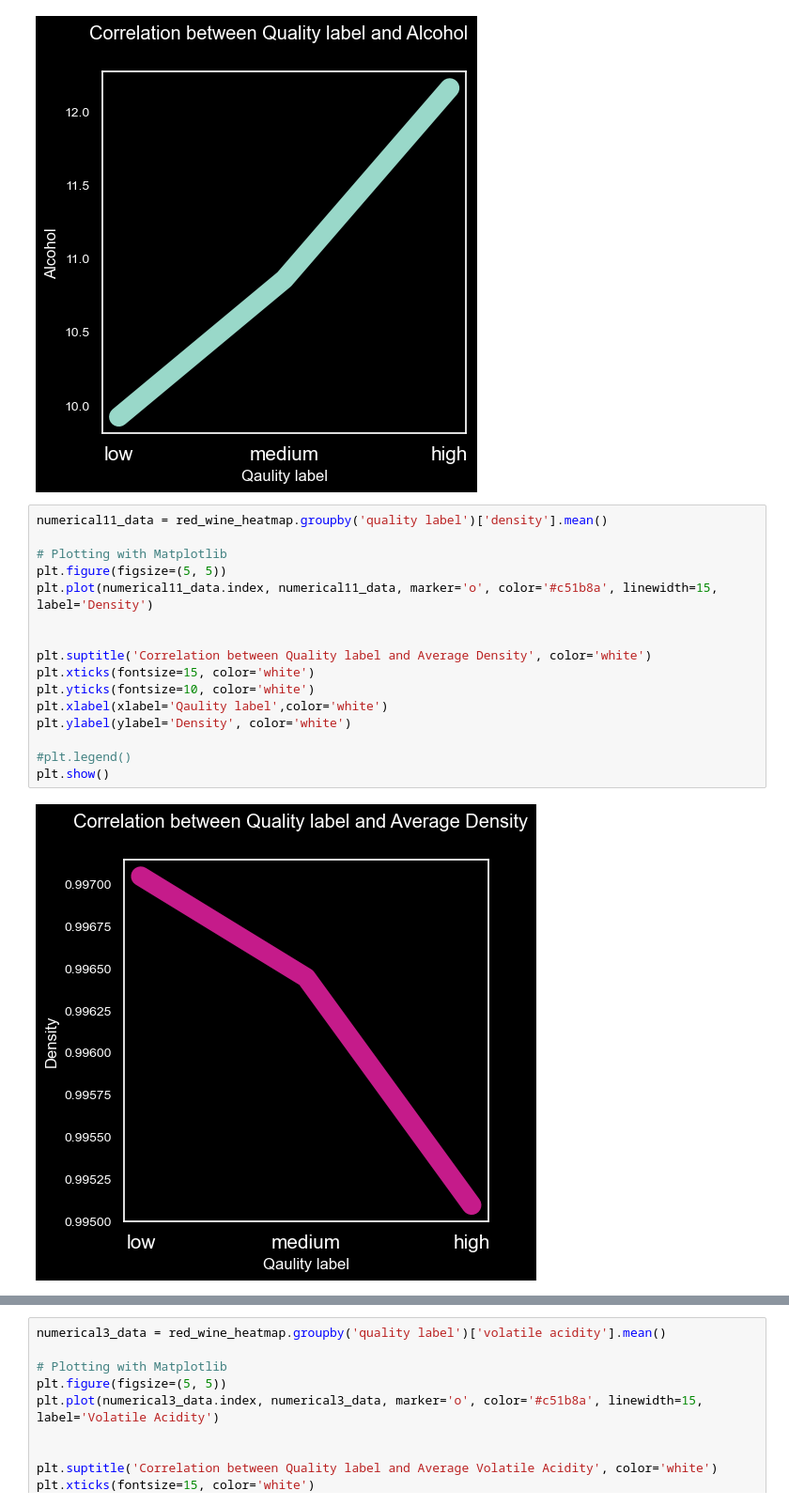
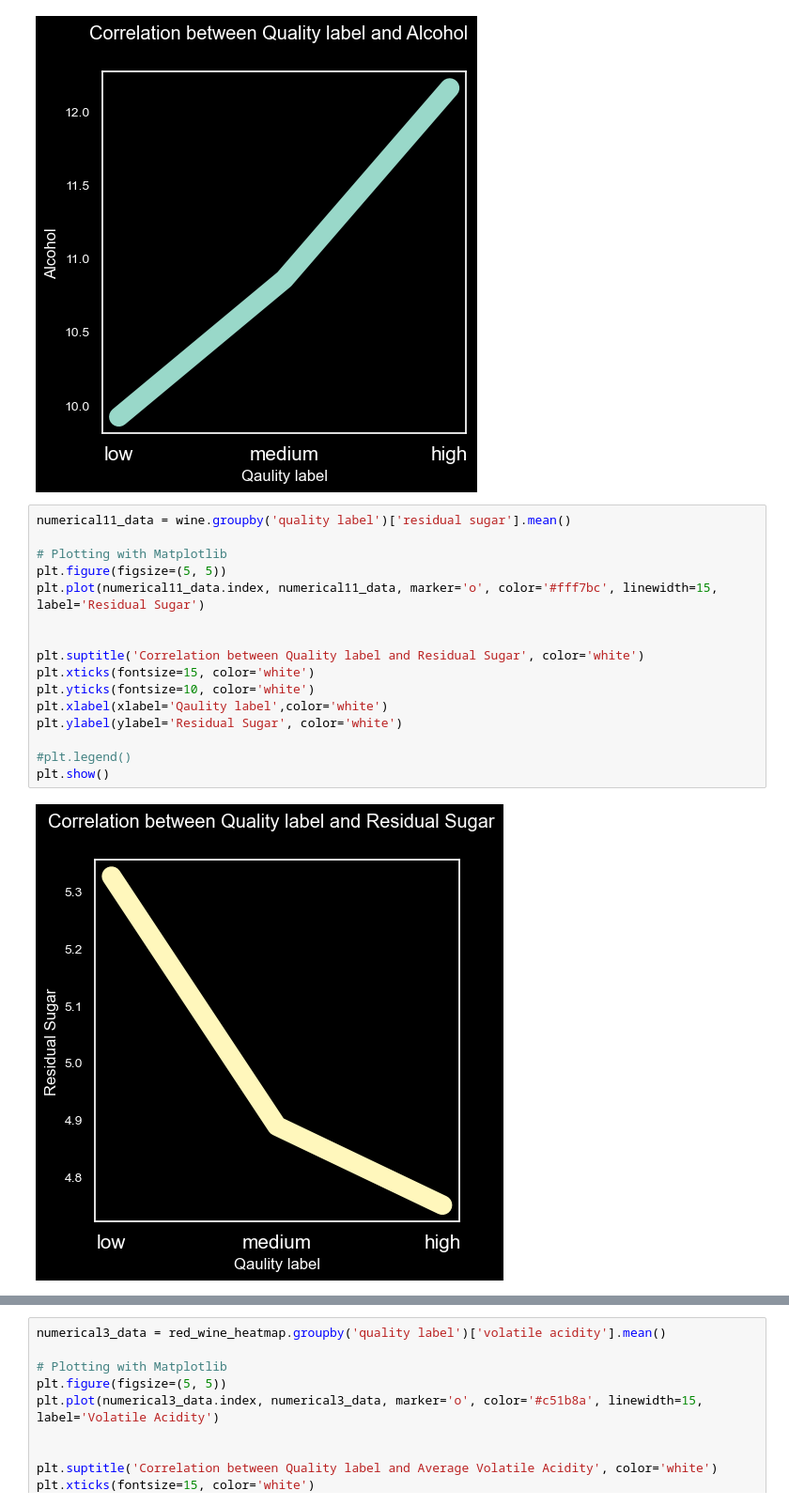
Before and after one commit to gabriela-arlt/BlueBerry-Winery, a Jupyter notebook: wine+quality/plots for the presentation.ipynb, the cells around one changed output, grey strips where cells are left out. Shown at 94% size. Saved outputs shown, nothing was run; the diff lists cells and outputs as text.

```diff
--- a/wine+quality/plots for the presentation.ipynb
+++ b/wine+quality/plots for the presentation.ipynb
@@ -737,21 +745,21 @@ plt.show()
 # %% [output]
 [figure]
 # %%
-numerical11_data = red_wine_heatmap.groupby('quality label')['density'].mean()
+numerical11_data = wine.groupby('quality label')['residual sugar'].mean()
 
 # Plotting with Matplotlib
 plt.figure(figsize=(5, 5))
-plt.plot(numerical11_data.index, numerical11_data, marker='o', color='#c51b8a', linewidth=15, label='Density')
+plt.plot(numerical11_data.index, numerical11_data, marker='o', color='#fff7bc', linewidth=15, label='Residual Sugar')
 
 
-plt.suptitle('Correlation between Quality label and Average Density', color='white')
+plt.suptitle('Correlation between Quality label and Residual Sugar', color='white')
 plt.xticks(fontsize=15, color='white')
 plt.yticks(fontsize=10, color='white')
 plt.xlabel(xlabel='Qaulity label',color='white')
-plt.ylabel(ylabel='Density', color='white')
+plt.ylabel(ylabel='Residual Sugar', color='white')
 
 #plt.legend()
 plt.show()
 # %% [output]
-[figure, old version]
+[figure, new version]
 # %%
```
Also changed, not shown: parts of 25 cells of this notebook, 1 other file.
